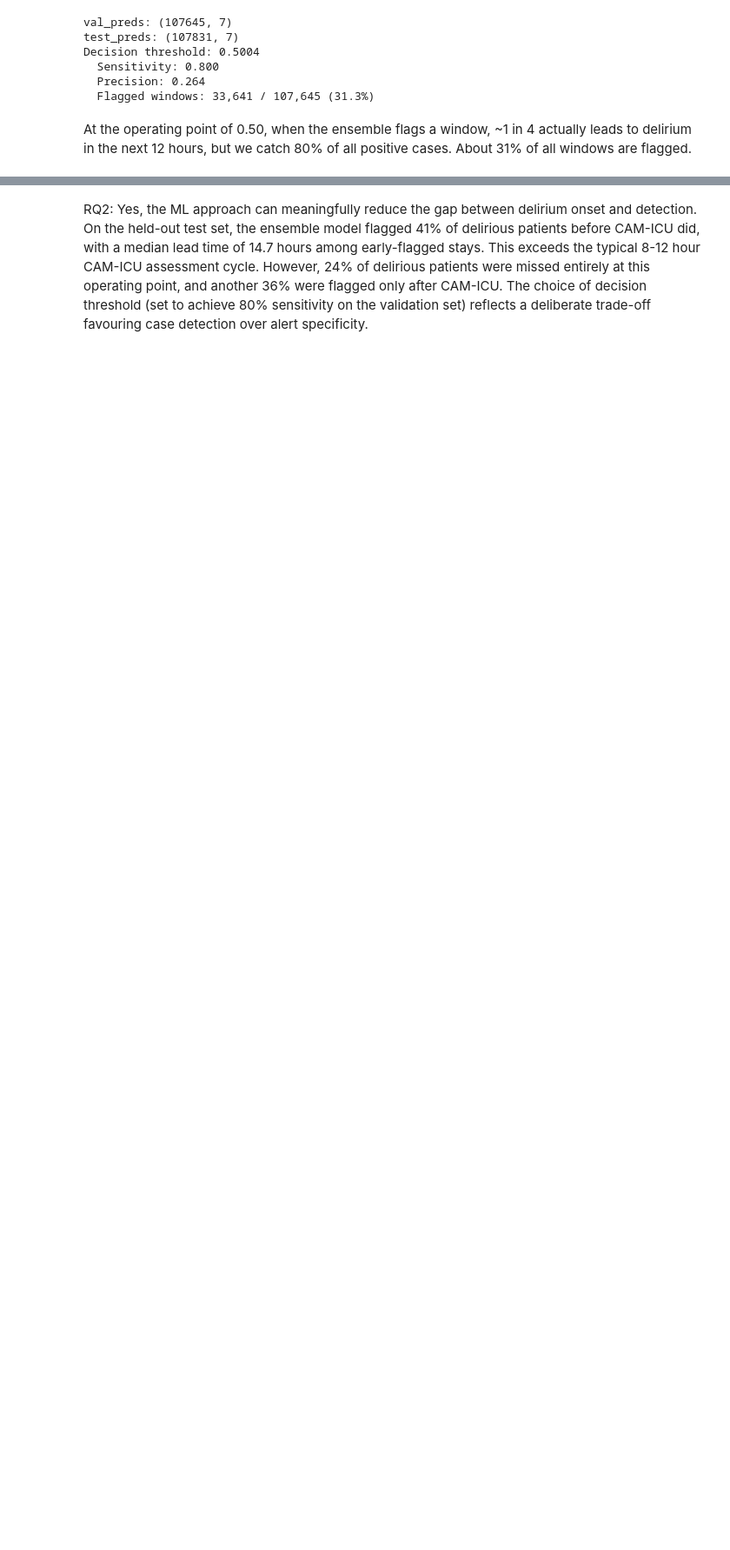
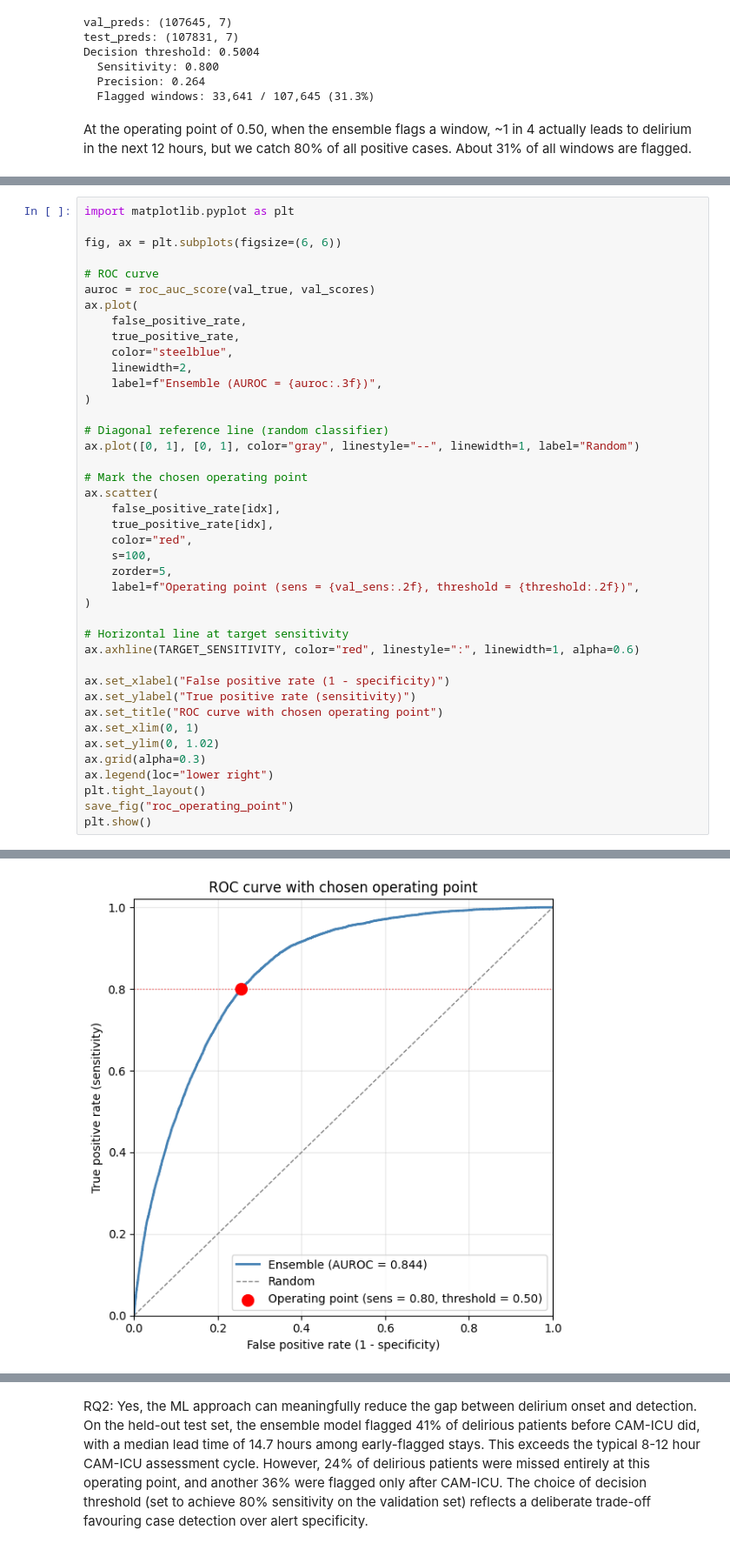
Before and after one commit to Hadyalt/AI_In_Healthcare_Capstone_Project, a Jupyter notebook: main.ipynb, the cells around one changed output, grey strips where cells are left out. Shown at 87% size. Cells and saved outputs as stored; diff of their text form; blank space fills up the shorter version.

```diff
--- a/main.ipynb
+++ b/main.ipynb
@@ -3154,0 +3158,42 @@ At the operating point of 0.50, when the ensemble flags a window, ~1 in 4 actual
+# %%
+import matplotlib.pyplot as plt
+
+fig, ax = plt.subplots(figsize=(6, 6))
+
+# ROC curve
+auroc = roc_auc_score(val_true, val_scores)
+ax.plot(
+    false_positive_rate,
+    true_positive_rate,
+    color="steelblue",
+    linewidth=2,
+    label=f"Ensemble (AUROC = {auroc:.3f})",
+)
+
+# Diagonal reference line (random classifier)
+ax.plot([0, 1], [0, 1], color="gray", linestyle="--", linewidth=1, label="Random")
+
+# Mark the chosen operating point
+ax.scatter(
+    false_positive_rate[idx],
+    true_positive_rate[idx],
+    color="red",
+    s=100,
+    zorder=5,
+    label=f"Operating point (sens = {val_sens:.2f}, threshold = {threshold:.2f})",
+)
+
+# Horizontal line at target sensitivity
+ax.axhline(TARGET_SENSITIVITY, color="red", linestyle=":", linewidth=1, alpha=0.6)
+
+ax.set_xlabel("False positive rate (1 - specificity)")
+ax.set_ylabel("True positive rate (sensitivity)")
+ax.set_title("ROC curve with chosen operating point")
+ax.set_xlim(0, 1)
+ax.set_ylim(0, 1.02)
+ax.grid(alpha=0.3)
+ax.legend(loc="lower right")
+plt.tight_layout()
+save_fig("roc_operating_point")
+plt.show()
+# %% [output]
@@ -3155 +3201,2 @@ At the operating point of 0.50, when the ensemble flags a window, ~1 in 4 actual
+[figure, added]
 # %% [markdown]
```
Also changed, not shown: parts of 19 cells of this notebook, 10 other files.
